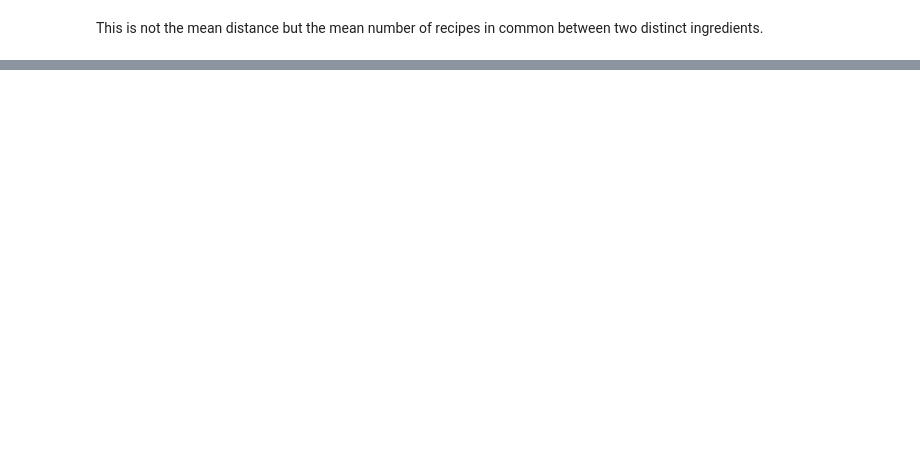
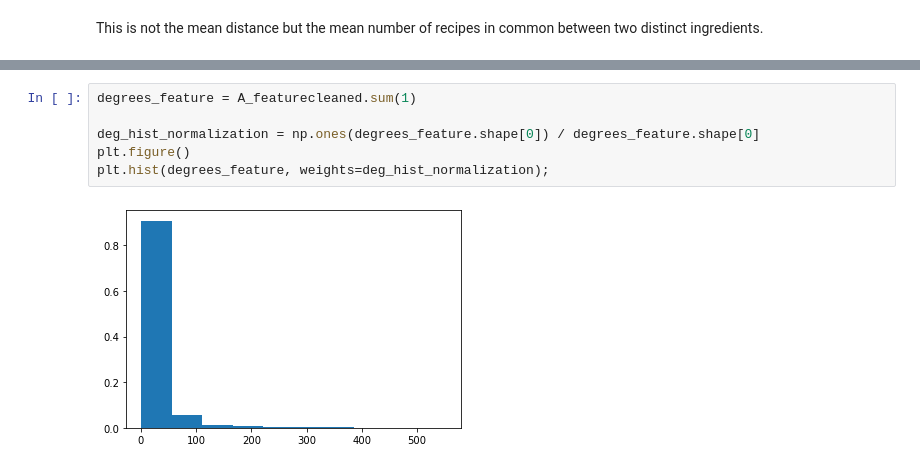
Before and after one commit to Juliencou/Recipes, a Jupyter notebook: assignments/example_to_start_recipes.ipynb, the cells around one changed output, grey strips where cells are left out. Saved outputs shown, nothing was run; the diff lists cells and outputs as text; blank space fills up the shorter version.

```diff
--- a/assignments/example_to_start_recipes.ipynb
+++ b/assignments/example_to_start_recipes.ipynb
@@ -133,0 +189,8 @@ print(sum(sum(A_feature)))
+# %%
+degrees_feature = A_featurecleaned.sum(1)
+
+deg_hist_normalization = np.ones(degrees_feature.shape[0]) / degrees_feature.shape[0]
+plt.figure()
+plt.hist(degrees_feature, weights=deg_hist_normalization);
+# %% [output]
+[figure, added]
```
Also changed, not shown: parts of 31 cells of this notebook.
